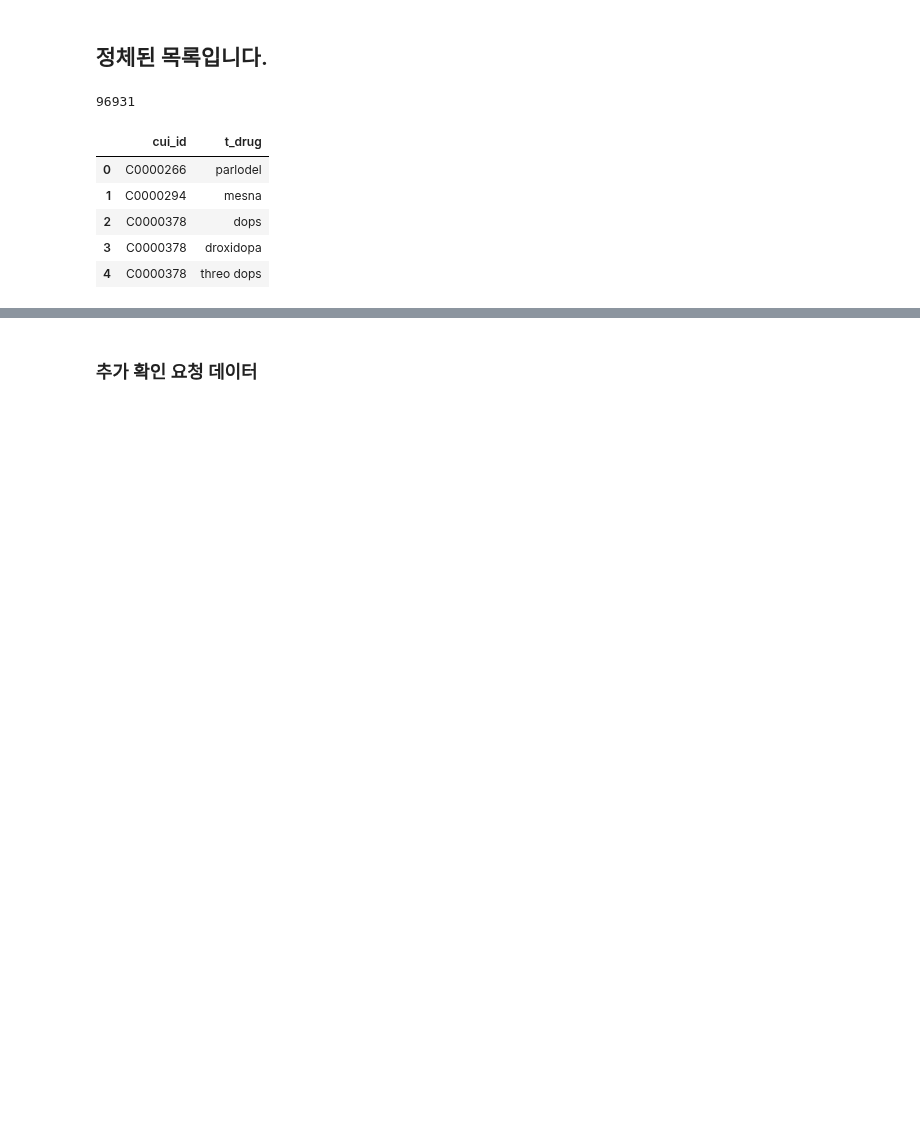
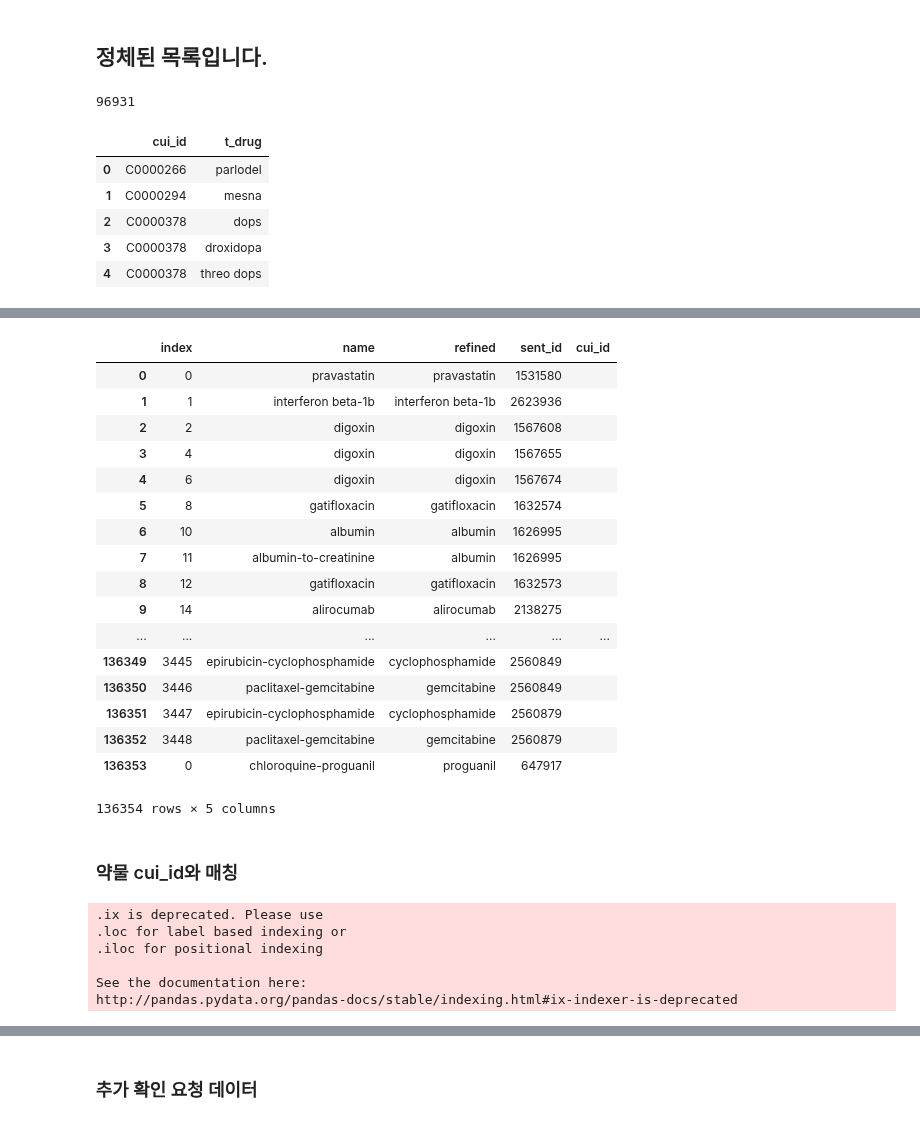
Before and after one commit to joyce04/NLP_N_Graph, a Jupyter notebook: preprocess_evaluate/drug_cleansing_all_rows.ipynb, the cells around one changed output, grey strips where cells are left out. Drawn from its saved outputs; the diff is of its cells as text; code cells hidden in the pictures; blank space fills up the shorter version.

```diff
--- a/preprocess_evaluate/drug_cleansing_all_rows.ipynb
+++ b/preprocess_evaluate/drug_cleansing_all_rows.ipynb
@@ -427,5 +428,3 @@ dictionary.head()
 | 2 | C0000378 | dops |
 | 3 | C0000378 | droxidopa |
 | 4 | C0000378 | threo dops |
-# %%
-drugs['drug_id'] = durgs.refined.apply(lambda x: )
@@ -431,0 +439,3 @@ drugs['drug_id'] = durgs.refined.apply(lambda x: )
+# %%
+drugs['cui_id'] = ''
+drugs.head()
@@ -431,0 +449,37 @@ drugs['drug_id'] = durgs.refined.apply(lambda x: )
+# %%
+drugs.reset_index()
+# %% [output]
+|  | index | name | refined | sent_id | cui_id |
+| 0 | 0 | pravastatin | pravastatin | 1531580 |  |
+| 1 | 1 | interferon beta-1b | interferon beta-1b | 2623936 |  |
+| 2 | 2 | digoxin | digoxin | 1567608 |  |
+| 3 | 4 | digoxin | digoxin | 1567655 |  |
+| 4 | 6 | digoxin | digoxin | 1567674 |  |
+| 5 | 8 | gatifloxacin | gatifloxacin | 1632574 |  |
+| 6 | 10 | albumin | albumin | 1626995 |  |
+| 7 | 11 | albumin-to-creatinine | albumin | 1626995 |  |
+| 8 | 12 | gatifloxacin | gatifloxacin | 1632573 |  |
+| 9 | 14 | alirocumab | alirocumab | 2138275 |  |
+| ... | ... | ... | ... | ... | ... |
+| 136349 | 3445 | epirubicin-cyclophosphamide | cyclophosphamide | 2560849 |  |
+| 136350 | 3446 | paclitaxel-gemcitabine | gemcitabine | 2560849 |  |
+| 136351 | 3447 | epirubicin-cyclophosphamide | cyclophosphamide | 2560879 |  |
+| 136352 | 3448 | paclitaxel-gemcitabine | gemcitabine | 2560879 |  |
+| 136353 | 0 | chloroquine-proguanil | proguanil | 647917 |  |
+136354 rows × 5 columns
+# %% [markdown]
+### 약물 cui_id와 매칭
+# %%
+for ind, grp in drugs.groupby('refined'):
+#     print(ind)
+    found = dictionary.loc[dictionary.t_drug==ind.strip()]
+    if len(found)>0:
+#         print(found['cui_id'].values[0])
+        drugs.ix[grp.index.values, 'cui_id'] = found['cui_id'].values[0]
+# %% [output]
+.ix is deprecated. Please use
+.loc for label based indexing or
+.iloc for positional indexing
+
+See the documentation here:
+http://pandas.pydata.org/pandas-docs/stable/indexing.html#ix-indexer-is-deprecated
```
Also changed, not shown: parts of 18 cells of this notebook.
